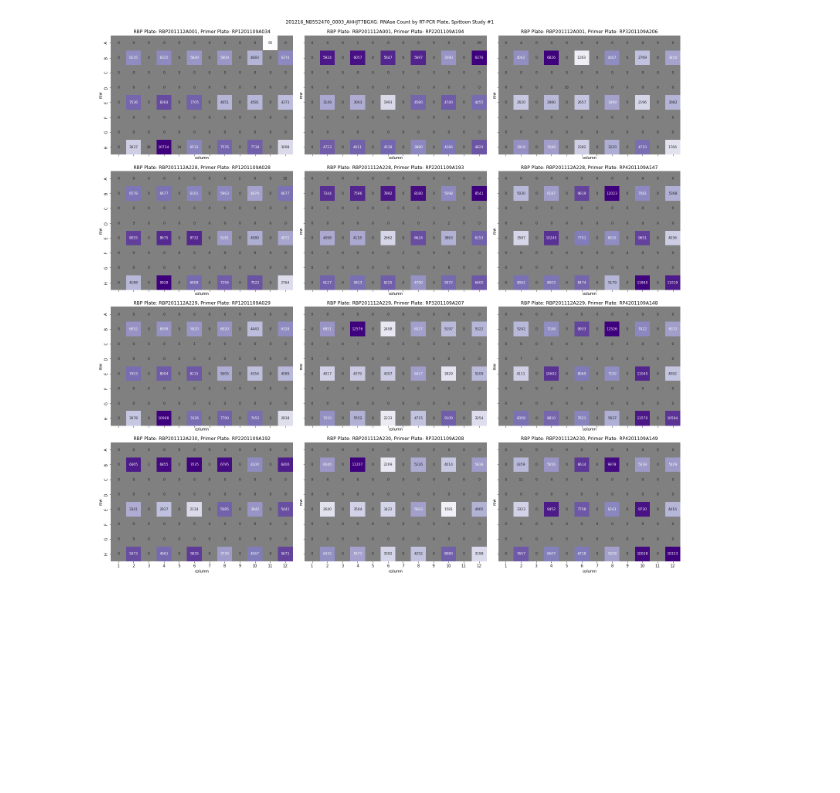
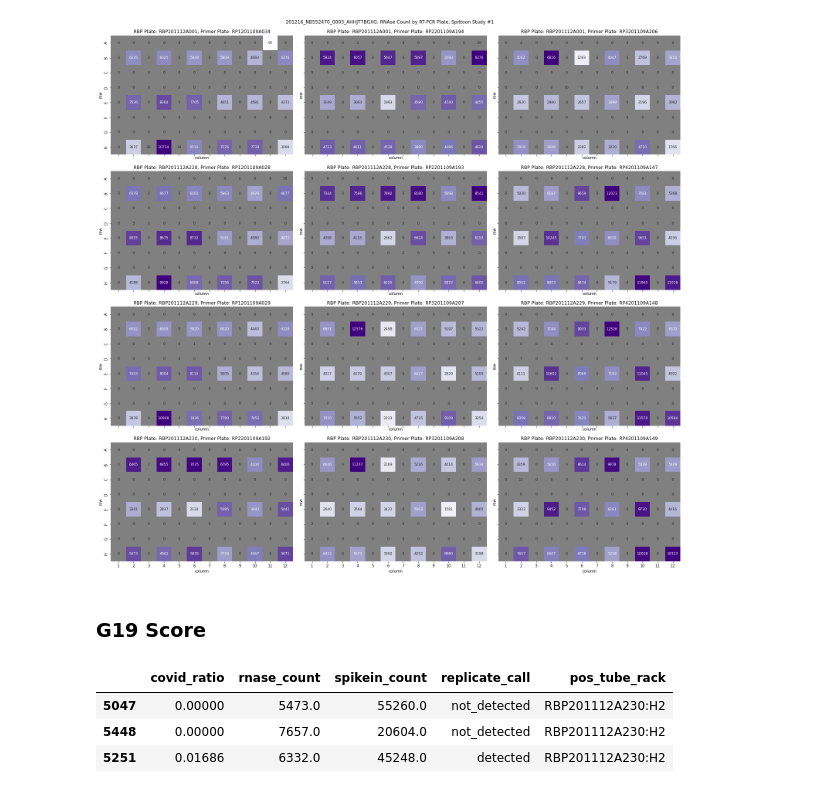
Before and after one commit to gh-bshih/g19_analysis, a Jupyter notebook: 201217_SpittoonStudy#1.ipynb, the cells around one changed output. Saved outputs shown, nothing was run; the diff lists cells and outputs as text; code cells hidden in the pictures; blank space fills up the shorter version.

```diff
--- a/201217_SpittoonStudy#1.ipynb
+++ b/201217_SpittoonStudy#1.ipynb
@@ -15,6 +10,9 @@ df = pd.read_csv(os.path.join(path, 'c19_call.hdr.tsv'), sep='\t')
 # %%
-all_samples = pd.read_csv(os.path.join(path, 'c19_read_counts.hdr.tsv'), sep='\t').dropna(subset=['run_sample_id']).sort_values(by=['pos_tube_rack', 'pos_extraction'])
+all_samples = pd.read_pickle('/ghds/groups/labdesk/bshih/c19dash/c19_dashboard/c19_read_counts.pickle').dropna(subset=['pos_tube_rack'])
+
 all_samples['RBP'] = all_samples.pos_tube_rack.str[:13]
 all_samples['primer_plate'] = all_samples.pos_extraction.str[:13]
 all_samples['row'] = all_samples.pos_extraction.str[14]
 all_samples['column'] = all_samples.pos_extraction.str[15:].astype('int')
+
+all_samples = all_samples[all_samples['pos_tube_rack'].str.contains(r'^RBP201112A001.*|^RBP201112A228.*|^RBP201112A229.*|^RBP201112A230.*')==True].sort_values(by='RBP')
@@ -62,2 +56,11 @@ for i,k in zip(RBP, range(4)):
 # %% [output]
 [figure]
+# %% [markdown]
+### G19 Score
+# %%
+all_samples[all_samples['pos_tube_rack'] == 'RBP201112A230:H2'].loc[:, ['covid_ratio', 'rnase_count', 'spikein_count', 'replicate_call', 'pos_tube_rack']]
+# %% [output]
+|  | covid_ratio | rnase_count | spikein_count | replicate_call | pos_tube_rack |
+| 5047 | 0.00000 | 5473.0 | 55260.0 | not_detected | RBP201112A230:H2 |
+| 5448 | 0.00000 | 7657.0 | 20604.0 | not_detected | RBP201112A230:H2 |
+| 5251 | 0.01686 | 6332.0 | 45248.0 | detected | RBP201112A230:H2 |
```
Also changed, not shown: parts of 3 cells of this notebook.
